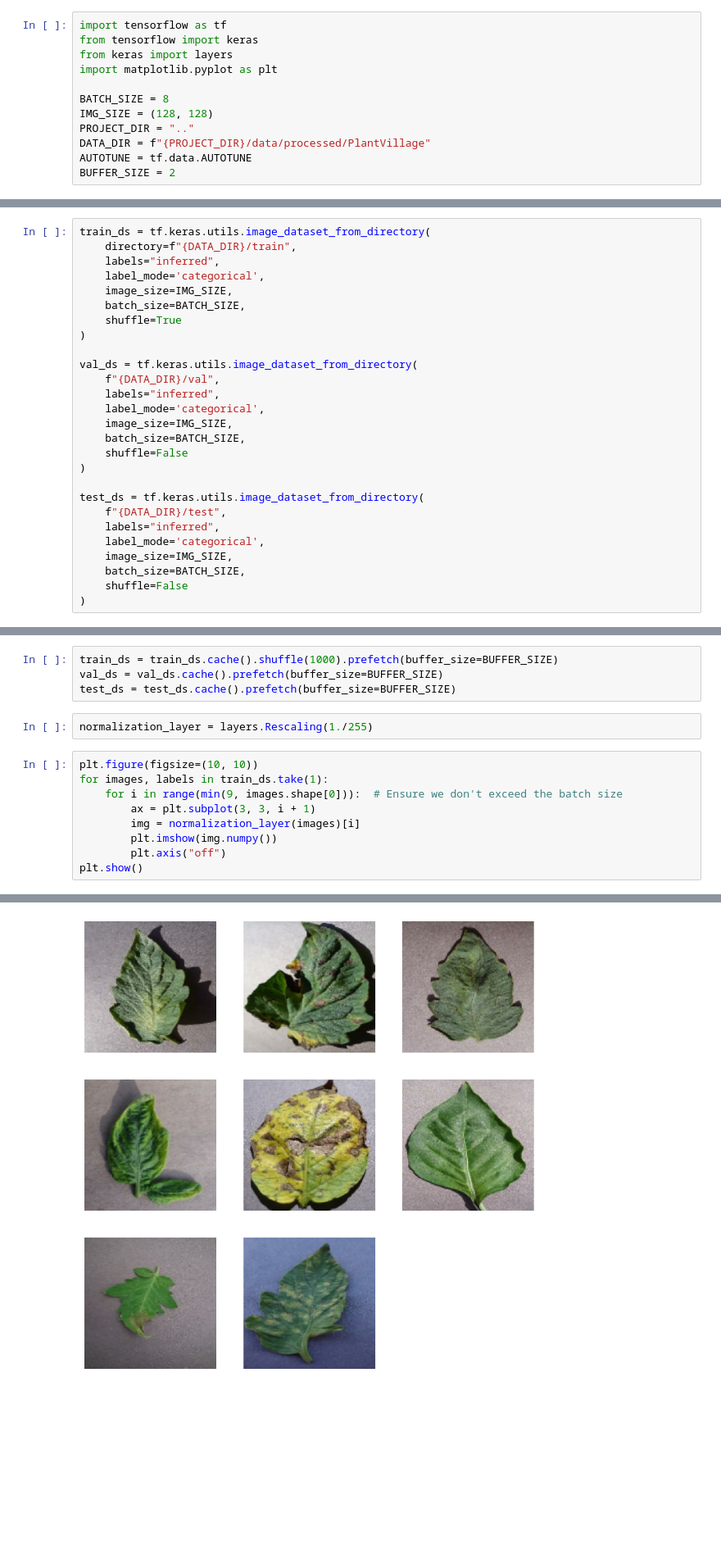
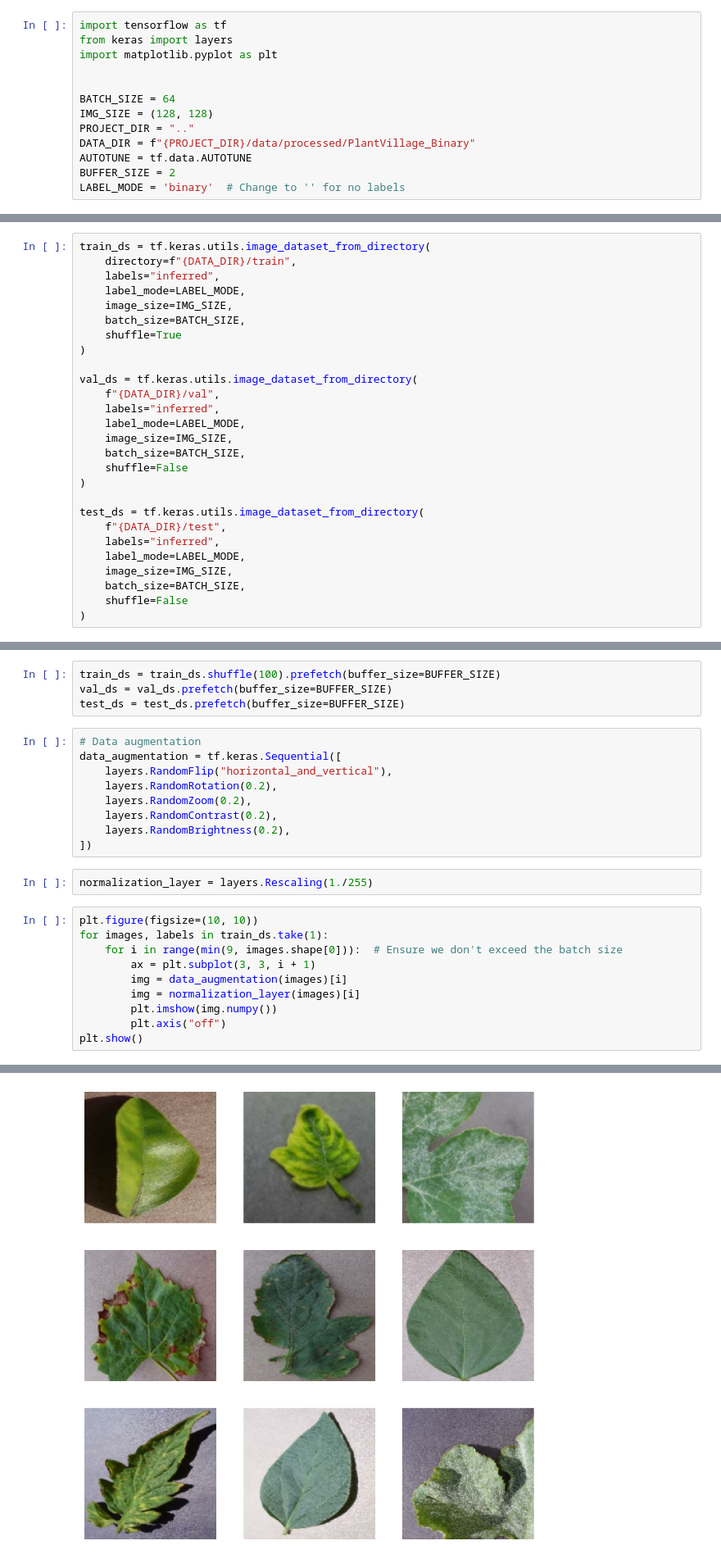
Before and after one commit to tehaandev/fyp-agro-edge-ai, a Jupyter notebook: notebooks/1_disease_detection.ipynb, the cells around one changed output, grey strips where cells are left out. Shown at 82% size. Cells and saved outputs as stored; diff of their text form; blank space fills up the shorter version.

```diff
--- a/notebooks/1_disease_detection.ipynb
+++ b/notebooks/1_disease_detection.ipynb
@@ -1,15 +1,16 @@
 # %%
 import tensorflow as tf
-from tensorflow import keras
 from keras import layers
 import matplotlib.pyplot as plt
 
-BATCH_SIZE = 8
+
+BATCH_SIZE = 64
 IMG_SIZE = (128, 128)
 PROJECT_DIR = ".."
-DATA_DIR = f"{PROJECT_DIR}/data/processed/PlantVillage"
+DATA_DIR = f"{PROJECT_DIR}/data/processed/PlantVillage_Binary"
 AUTOTUNE = tf.data.AUTOTUNE
 BUFFER_SIZE = 2
+LABEL_MODE = 'binary'  # Change to '' for no labels
 # %%
 gpus = tf.config.list_physical_devices('GPU')
 if gpus:
@@ -24,7 +25,7 @@ GPU memory growth set to True
 train_ds = tf.keras.utils.image_dataset_from_directory(
     directory=f"{DATA_DIR}/train",
     labels="inferred",
-    label_mode='categorical',
+    label_mode=LABEL_MODE,
     image_size=IMG_SIZE,
     batch_size=BATCH_SIZE,
     shuffle=True
@@ -33,7 +34,7 @@ train_ds = tf.keras.utils.image_dataset_from_directory(
 val_ds = tf.keras.utils.image_dataset_from_directory(
     f"{DATA_DIR}/val",
     labels="inferred",
-    label_mode='categorical',
+    label_mode=LABEL_MODE,
     image_size=IMG_SIZE,
     batch_size=BATCH_SIZE,
     shuffle=False
@@ -42,7 +43,7 @@ val_ds = tf.keras.utils.image_dataset_from_directory(
 test_ds = tf.keras.utils.image_dataset_from_directory(
     f"{DATA_DIR}/test",
     labels="inferred",
-    label_mode='categorical',
+    label_mode=LABEL_MODE,
     image_size=IMG_SIZE,
     batch_size=BATCH_SIZE,
     shuffle=False
@@ -94,7 +57,16 @@ Files: 282
 # %%
-train_ds = train_ds.cache().shuffle(1000).prefetch(buffer_size=BUFFER_SIZE)
-val_ds = val_ds.cache().prefetch(buffer_size=BUFFER_SIZE)
-test_ds = test_ds.cache().prefetch(buffer_size=BUFFER_SIZE)
+train_ds = train_ds.shuffle(100).prefetch(buffer_size=BUFFER_SIZE)
+val_ds = val_ds.prefetch(buffer_size=BUFFER_SIZE)
+test_ds = test_ds.prefetch(buffer_size=BUFFER_SIZE)
+# %%
+# Data augmentation
+data_augmentation = tf.keras.Sequential([
+    layers.RandomFlip("horizontal_and_vertical"),
+    layers.RandomRotation(0.2),
+    layers.RandomZoom(0.2),
+    layers.RandomContrast(0.2),
+    layers.RandomBrightness(0.2),
+])
 # %%
 normalization_layer = layers.Rescaling(1./255)
 # %%
@@ -102,6 +74,7 @@ plt.figure(figsize=(10, 10))
 for images, labels in train_ds.take(1):
     for i in range(min(9, images.shape[0])):  # Ensure we don't exceed the batch size
         ax = plt.subplot(3, 3, i + 1)
+        img = data_augmentation(images)[i]
         img = normalization_layer(images)[i]
         plt.imshow(img.numpy())
         plt.axis("off")
@@ -112,4 +84,4 @@ plt.show()
-[figure, old version]
+[figure, new version]
 # %%
 base_model = tf.keras.applications.MobileNetV2(input_shape=(128, 128, 3),
                                                include_top=False,
```
Also changed, not shown: parts of 10 cells of this notebook, 2 other files.
